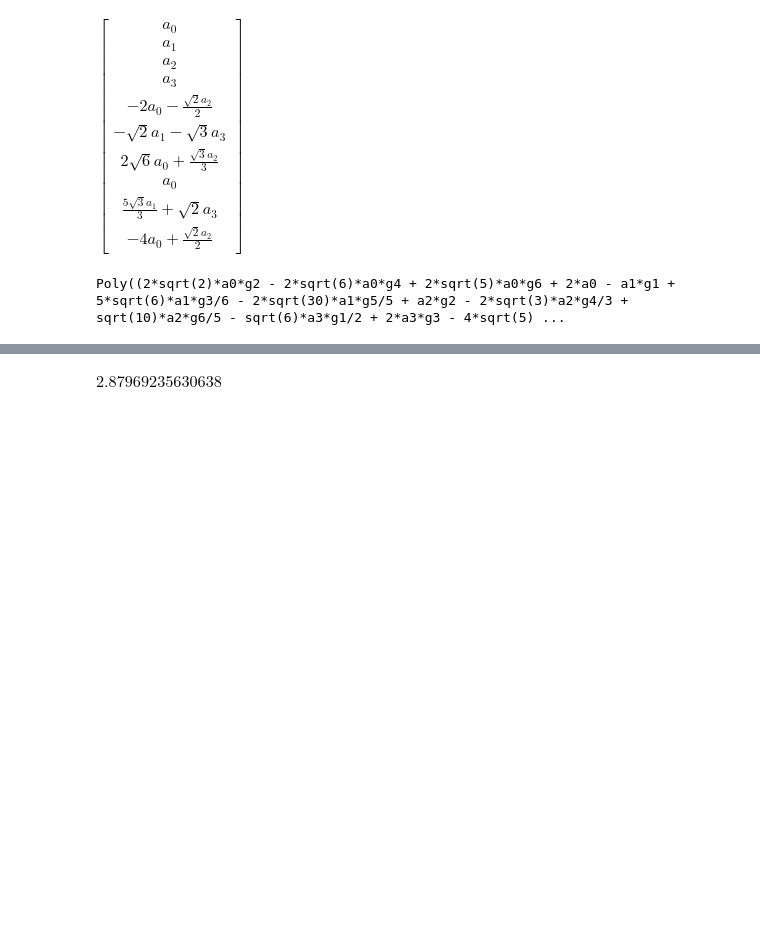
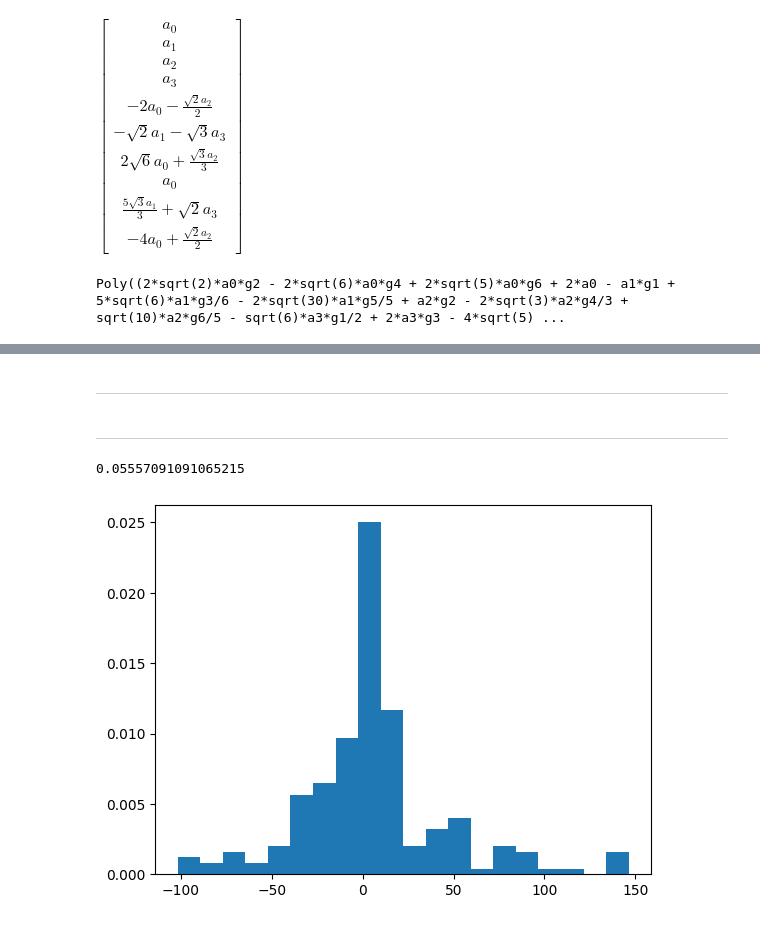
Before and after one commit to goessl/challenge-question, a Jupyter notebook: docs/going_vectorial/degree_3/rho3.ipynb, the cells around one changed output, grey strips where cells are left out. Saved outputs shown, nothing was run; the diff lists cells and outputs as text; code cells hidden in the pictures; blank space fills up the shorter version.

```diff
--- a/docs/going_vectorial/degree_3/rho3.ipynb
+++ b/docs/going_vectorial/degree_3/rho3.ipynb
@@ -212,16 +129,13 @@ $\displaystyle - T - \frac{\sqrt{2} g_{2}}{12} + \frac{\sqrt{5} g_{6}}{5} - 2 t_
 # %% [markdown]
 ### Idempotency
 # %%
-M = (rho**2 - rho).expand()
+M = (rho_sol**2 - rho_sol).expand()
 equations2 = []
-for i in range(rho.shape[0]):
-    for j in range(rho.shape[1]):
+for i in range(M.shape[0]):
+    for j in range(M.shape[1]):
         eq = Poly(M[i,j], t2, t3, t4)
         #don't take duplicates
         if not any(eq-e==0 for e in equations2):
             equations2.append(eq)
-
-for eq in equations2:
-    #print(eq._repr_latex_())
-    display(eq)
+            display(eq)
 # %% [output]
@@ -382,7 +292,4 @@ Matrix([
 # %%
-from sympy.abc import T
-
-T = equations[-1]+T
 T_part_without_t = sum(t for t in T.args if t2 not in t.free_symbols and t4 not in t.free_symbols)
 T_part_with_t = sum(t for t in T.args if t2 in t.free_symbols or t4 in t.free_symbols).subs(subs)
 T_part_with_t = T_part_with_t.together()
@@ -432,5 +301,34 @@ np.float64(2.8796923563063825)
-# %%
-g = vecadd(hermfpmulnp(v, v), hermfpmulnp(w, w))
-T.subs({Symbol(f'g{i}'):g[i] for i in range(7)}).evalf()
-# %% [output]
-$\displaystyle 2.87969235630638$
+# %% [markdown]
+---
+# %%
+from tqdm.notebook import trange
+
+T_matrix = T_matrix(D)
+for _ in trange(10):
+    v, w = rand_ortho_pair(D+1)
+    rho = states_to_density(v, w)
+    g = rho_to_g(rho)
+    g.simplify()
+    T_predicted = T.subs(dict(zip(symbols(f'g:{len(g)}'), g))).simplify()
+    T_actually = (rho @ T_matrix).trace().simplify()
+    assert (T_predicted - T_actually).equals(0)
+# %% [markdown]
+---
+# %%
+from tqdm.notebook import trange
+import matplotlib.pyplot as plt
+
+dets = []
+for _ in trange(200):
+    v, w = rand_ortho_pair(D+1)
+    rho = states_to_density(v, w)
+    g = rho_to_g(rho)
+    g.simplify()
+    det = M.subs(dict(zip(symbols(f'g:{len(g)}'), g))).det().simplify()
+    dets.append(float(det))
+print(min(map(abs, dets)))
+plt.hist(dets, density=True, bins=20)
+plt.show()
+# %% [output]
+0.05557091091065215
+[figure, added]
```
Also changed, not shown: parts of 25 cells of this notebook, 16 other files.
